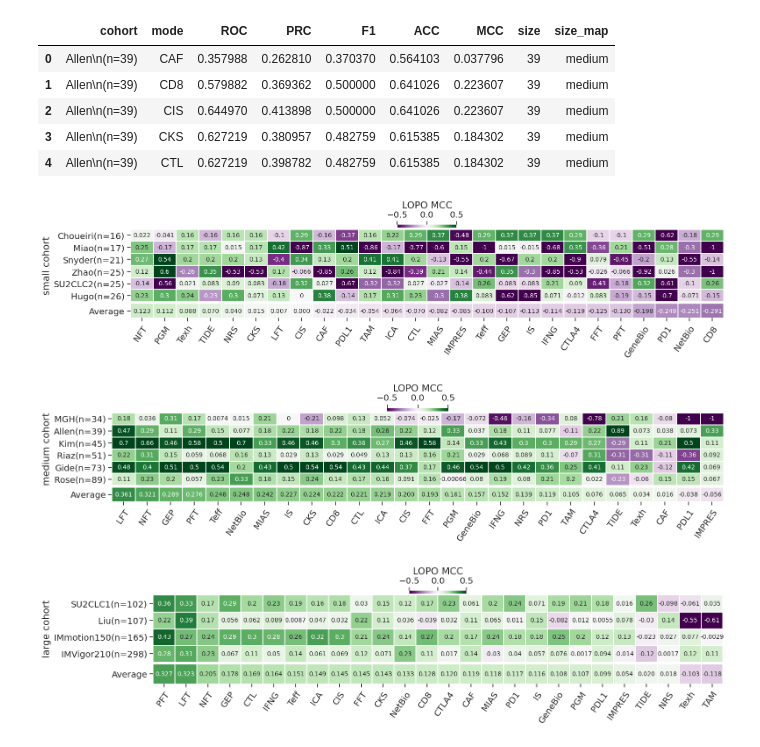
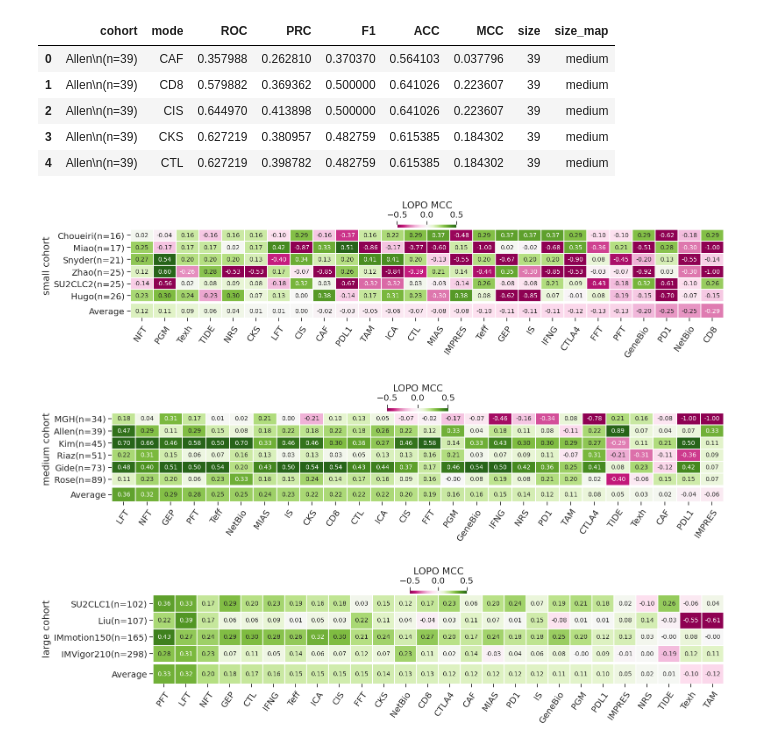
Before and after one commit to ashyamal/COMPASS, a Jupyter notebook: paper/01_model_performance/00_leave_one_patient_out/analysis_LOPO.ipynb, the cells around one changed output. Drawn from its saved outputs; the diff is of its cells as text; code cells hidden in the pictures.

```diff
--- a/paper/01_model_performance/00_leave_one_patient_out/analysis_LOPO.ipynb
+++ b/paper/01_model_performance/00_leave_one_patient_out/analysis_LOPO.ipynb
@@ -208,7 +208,7 @@ dfp.head()
 # %%
 values = 'MCC'
 
-cmap = 'PRGn'
+cmap = 'PiYG'
 vmax = 0.5
 vmin = -0.5
 
@@ -228,34 +228,35 @@ for s in ['small', 'medium', 'large']:
     ax1, ax2 = axes
 
     cbar_kws=dict(location="top",pad=0.02,shrink=0.1, label = 'LOPO %s' % values)
     sns.heatmap(data2d, cmap = cmap, vmax = vmax, vmin = vmin, ax=ax1, cbar_kws = cbar_kws,
+                fmt='.2f',
                     linewidths = 0.1, annot=True, annot_kws = {'fontsize':10})
 
 
     sns.heatmap(data2d.mean().to_frame(name='Average').T,
 
                 cmap = cmap, vmax = vmax, vmin = vmin,
-                ax=ax2, annot=True, linewidths=.1,fmt='.3f',
+                ax=ax2, annot=True, linewidths=.1, fmt='.2f',
                  annot_kws={"fontsize":10}, cbar=False)
 
     ax1.set_xlabel('')
     ax1.set_ylabel('%s cohort' % s)
 
     ax2.tick_params(axis='both', which='major', right = False, top=False, direction = 'out',reset = True)
     ax1.tick_params(axis='y', which='major', right = False, top=False, direction = 'out',reset = True)
 
     ax2.set_xticklabels(
         modes,
         rotation=55,
         ha="right",
         rotation_mode="anchor")  # <====== HERE is the ke
 
     #plt.subplots_adjust(left=None, bottom=None, right=None, top=None, wspace=0.06, hspace=None)
     ax2.set_xlabel('')
 
     fig.tight_layout(h_pad = 0.2)
     fig.savefig('./%s_%s.pdf' % (values, s), bbox_inches = 'tight', dpi= 96 )
 # %% [output]
-[figure, old version]
+[figure, new version]
-[figure, old version]
+[figure, new version]
-[figure, old version]
+[figure, new version]
```
Also changed, not shown: parts of 4 cells of this notebook.
